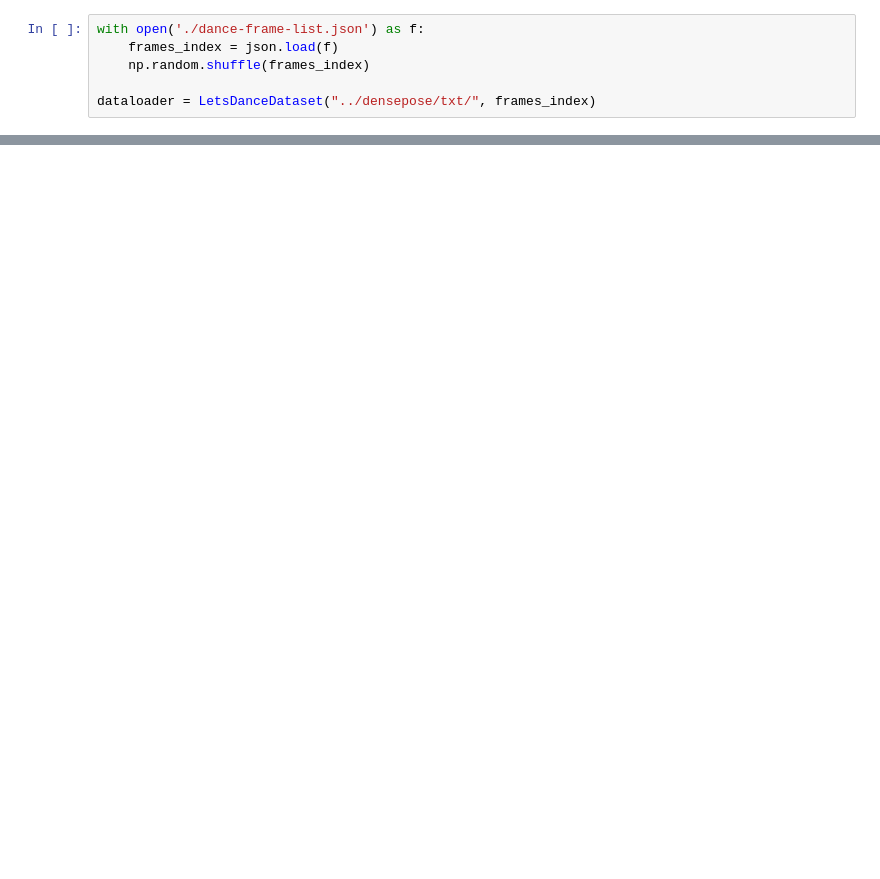
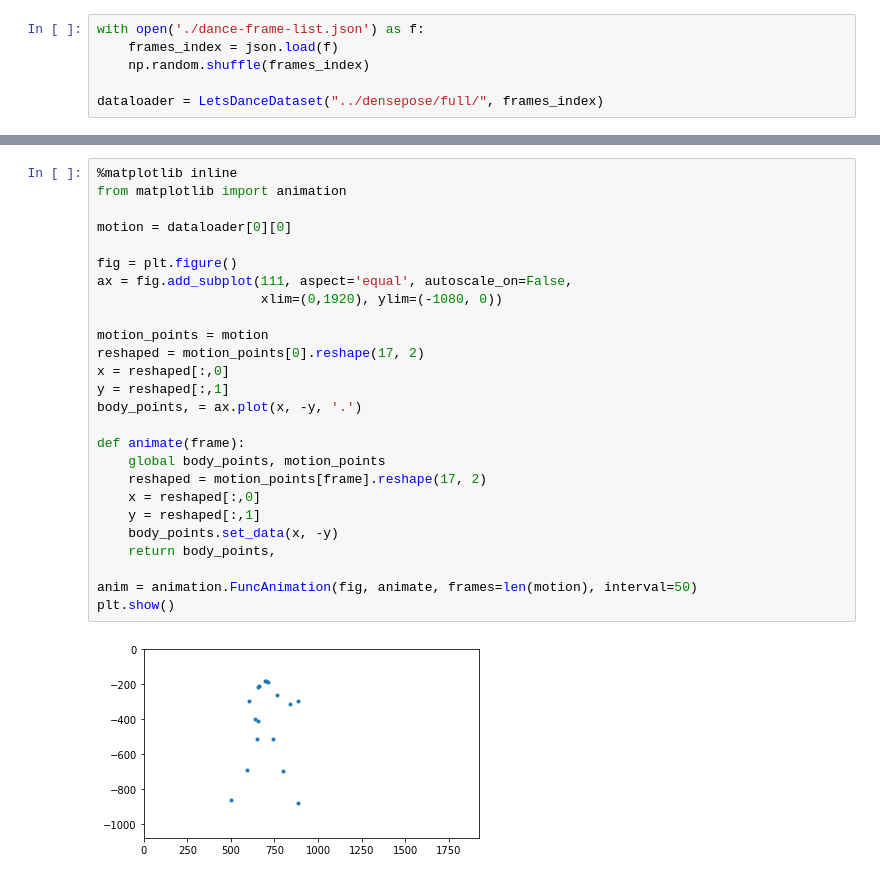
Before and after one commit to varughese/stick-figure-dance-generation, a Jupyter notebook: experiment/Lets Dance Processed Dataset.ipynb, the cells around one changed output, grey strips where cells are left out. Cells and saved outputs as stored; diff of their text form; blank space fills up the shorter version.

Commit message:
trying to process data

```diff
--- a/experiment/Lets Dance Processed Dataset.ipynb
+++ b/experiment/Lets Dance Processed Dataset.ipynb
@@ -35,4 +44,4 @@ with open('./dance-frame-list.json') as f:
     frames_index = json.load(f)
     np.random.shuffle(frames_index)
 
-dataloader = LetsDanceDataset("../densepose/txt/", frames_index)
+dataloader = LetsDanceDataset("../densepose/full/", frames_index)
@@ -38,0 +57,28 @@ dataloader = LetsDanceDataset("../densepose/txt/", frames_index)
+# %%
+%matplotlib inline
+from matplotlib import animation
+
+motion = dataloader[0][0]
+
+fig = plt.figure()
+ax = fig.add_subplot(111, aspect='equal', autoscale_on=False,
+                     xlim=(0,1920), ylim=(-1080, 0))
+
+motion_points = motion
+reshaped = motion_points[0].reshape(17, 2)
+x = reshaped[:,0]
+y = reshaped[:,1]
+body_points, = ax.plot(x, -y, '.')
+
+def animate(frame):
+    global body_points, motion_points
+    reshaped = motion_points[frame].reshape(17, 2)
+    x = reshaped[:,0]
+    y = reshaped[:,1]
+    body_points.set_data(x, -y)
+    return body_points,
+
+anim = animation.FuncAnimation(fig, animate, frames=len(motion), interval=50)
+plt.show()
+# %% [output]
+[figure, added]
```
Also changed, not shown: parts of 15 cells of this notebook, 1 other file.
